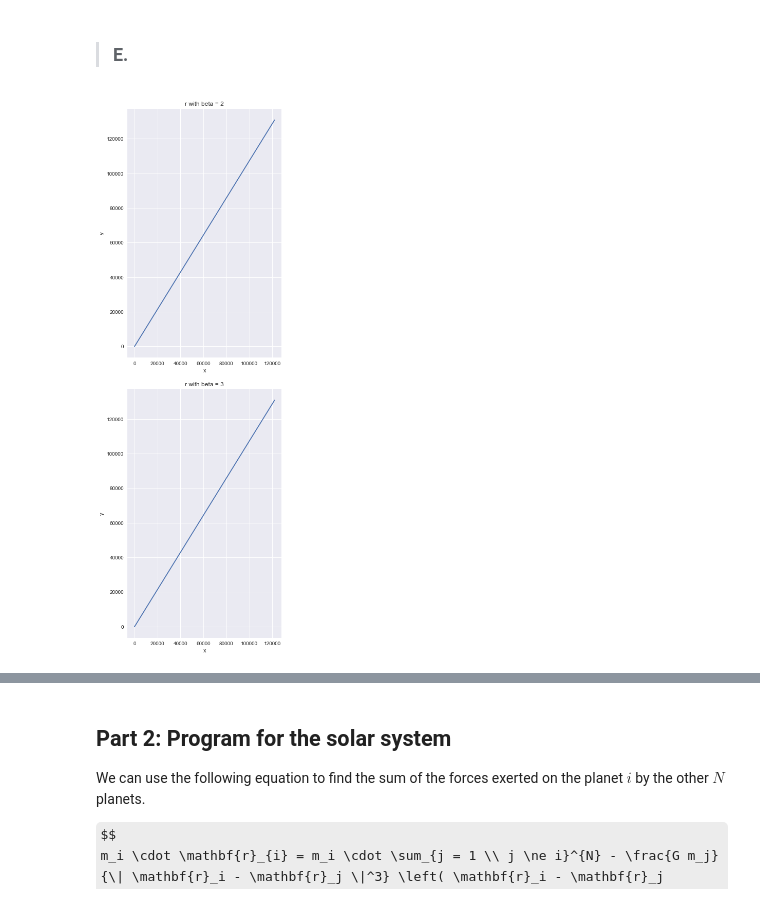
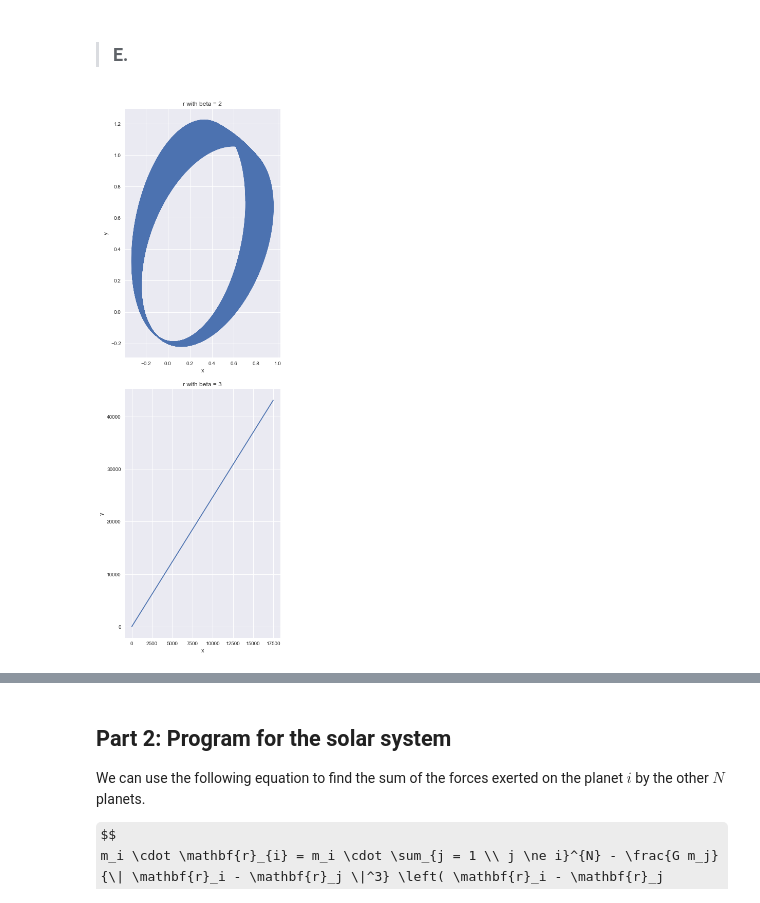
Before and after one commit to dravinflores/PHY321-Homework, a Jupyter notebook: Midterm2.ipynb, the cells around one changed output, grey strips where cells are left out. Cells and saved outputs as stored; diff of their text form; code cells hidden in the pictures; some formulas as TeX source.

```diff
--- a/Midterm2.ipynb
+++ b/Midterm2.ipynb
@@ -286,32 +286,32 @@ def calculate_velocity_verlet(dim=2, dt=0.001, tf=100, ti=0, r0=0, v0=0, beta=2)
 r0 = np.array([math.sqrt(0.5), math.sqrt(0.5)])
 v0 = np.array([0, 5])
 beta_list = np.array([2, 3])
 
 r_list = list()
 E_list = list()
 L_list = list()
 for i in [0, 1]:
-    (t, r, v, E, L) = calculate_velocity_verlet(r0=r0, v0=v0, beta=b)
+    (t, r, v, E, L) = calculate_velocity_verlet(r0=r0, v0=v0, beta=beta_list[i])
     r_list.append(r)
     E_list.append(E)
     L_list.append(L)
 
 plt.style.use('seaborn')
 plt.style.context('poster')
 
 (fig, ax) = plt.subplots(nrows=beta_list.size, ncols=1, constrained_layout=True, figsize=(5, 15))
 # plt.rcParams['figure.figsize'] = (10, 3)
 
 i = 0
 for r in r_list:
     ax[i].plot(r[:, 0], r[:, 1])
     ax[i].set_xlabel('x')
     ax[i].set_ylabel('y')
     ax[i].set_title("r with beta = " + str(beta_list[i]))
     # ax[i].axis('scaled')
     i += 1
 
 i = 0
 plt.show()
 # %% [output]
-[figure, old version]
+[figure, new version]
```
Also changed, not shown: parts of 1 cell of this notebook.
